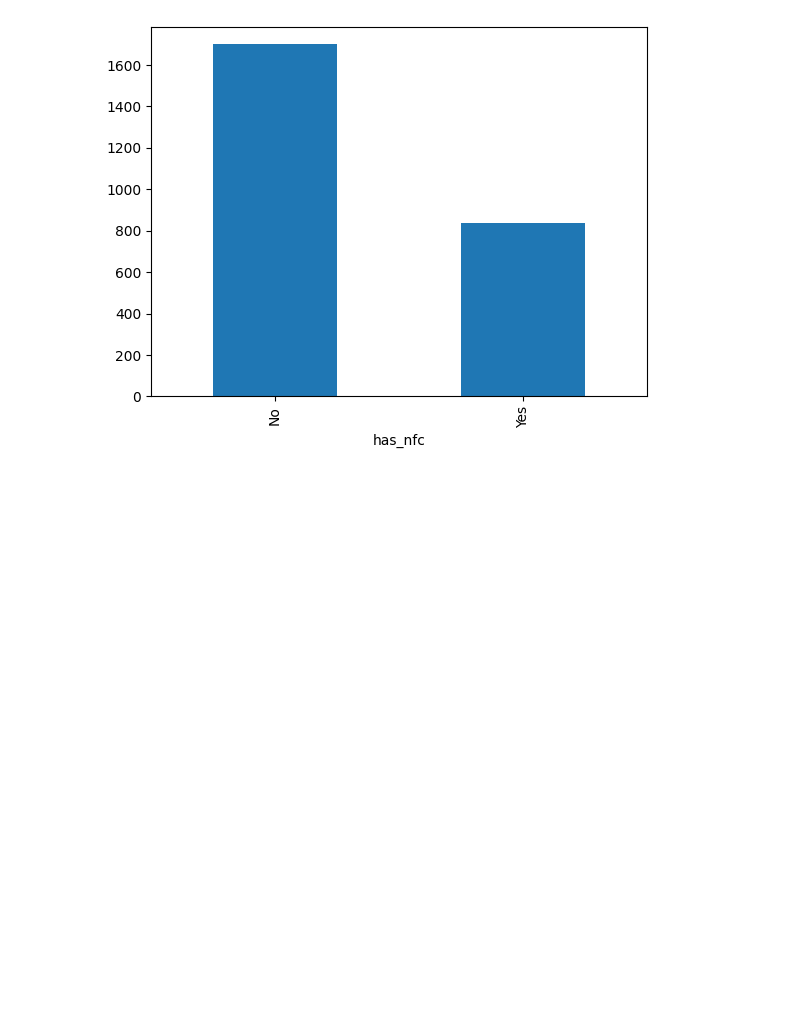
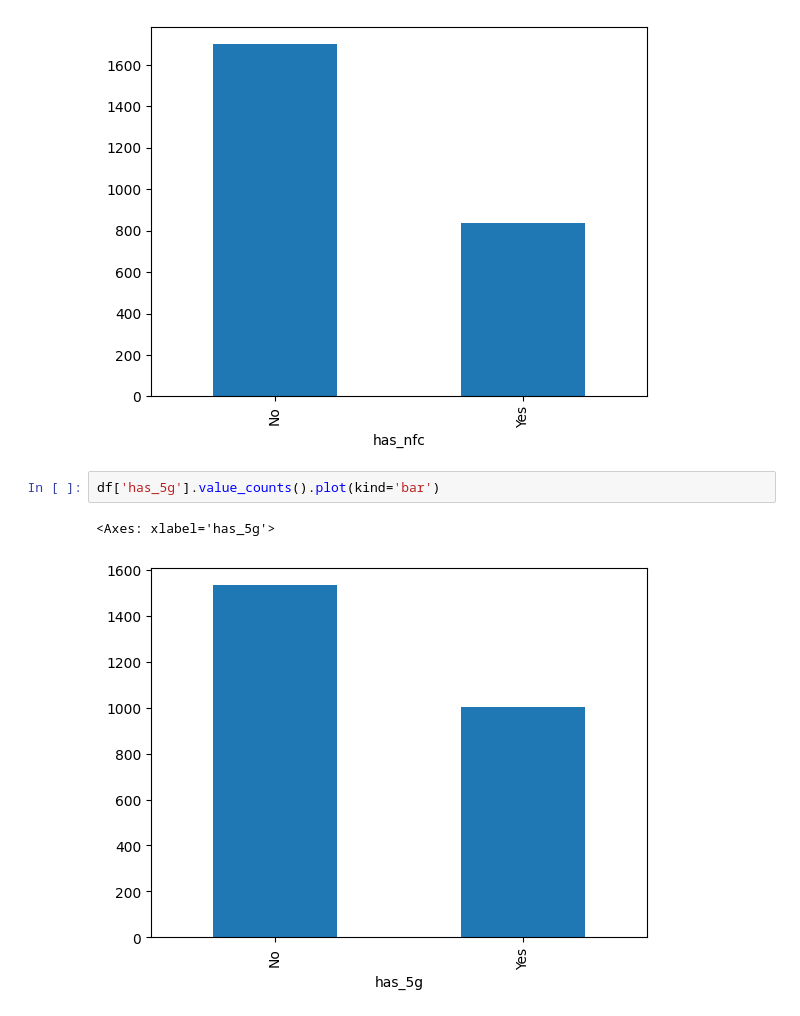
Before and after one commit to akxiit/Exploratory-Data-Analysis, a Jupyter notebook: smart-phone/Main.ipynb, the cells around one changed output. Drawn from its saved outputs; the diff is of its cells as text; blank space fills up the shorter version.

```diff
--- a/smart-phone/Main.ipynb
+++ b/smart-phone/Main.ipynb
@@ -49,3 +49,8 @@ df['has_nfc'].value_counts().plot(kind='bar')
 # %% [output]
 <Axes: xlabel='has_nfc'>
 [figure]
+# %%
+df['has_5g'].value_counts().plot(kind='bar')
+# %% [output]
+<Axes: xlabel='has_5g'>
+[figure, added]
```
Also changed, not shown: parts of 2 cells of this notebook.
